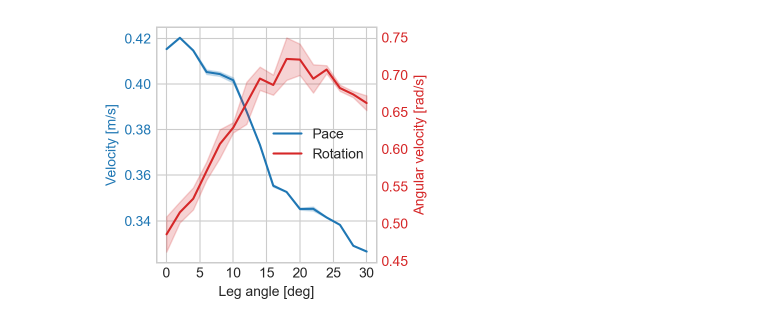
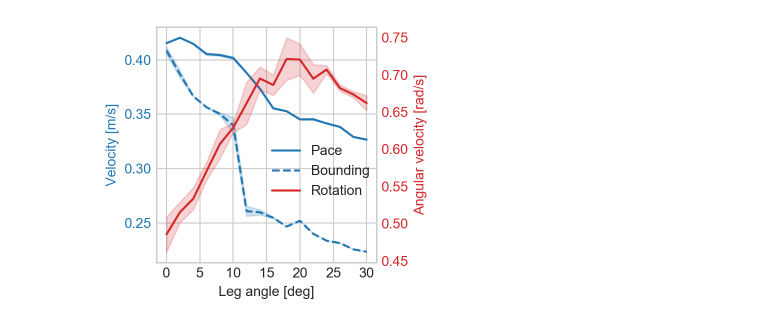
Before and after one commit to boxiXia/flexipodBulletSim, a Jupyter notebook: plot.ipynb, the cells around one changed output. Saved outputs shown, nothing was run; the diff lists cells and outputs as text; code cells hidden in the pictures.

```diff
--- a/plot.ipynb
+++ b/plot.ipynb
@@ -8,37 +8,41 @@ plt.style.use('seaborn-whitegrid')
 # %%
 dpi = 100
 figsize = (3.5, 3)
 # sns.set(rc={"xtick.bottom" : True})
 
 df_pace = pd.read_csv('./vel_alternate.csv')
+df_bounding = pd.read_csv('./vel_bounding_test.csv')
 df_rot = pd.read_csv('./vel_rotate.csv')
 
 colors = ["tab:blue", "tab:red"]
 # print(df.head())
 fig, ax0 = plt.subplots(1, 1, figsize=figsize, dpi=dpi)
 ax1 = ax0.twinx()
 axes = [ax0, ax1]
 
 ax1.grid(False)
 l0 = sns.lineplot(data=df_pace, x="Leg angle [deg]", y="Velocity [m/s]",
                   ax=ax0, ci="sd", color=colors[0], label="Pace").get_lines()
-l1 = sns.lineplot(data=df_rot, x="Leg angle [deg]", y="Angular velocity [rad/s]",
+l1 = sns.lineplot(data=df_bounding, x="Leg angle [deg]", y="Velocity [m/s]",
+                  ax=ax0, ci="sd", color=colors[0], label="Bounding").get_lines()
+l2 = sns.lineplot(data=df_rot, x="Leg angle [deg]", y="Angular velocity [rad/s]",
                   ax=ax1, ci="sd", color=colors[1], label="Rotation").get_lines()
+ax0.lines[1].set_linestyle("--")
+
 for k, ax in enumerate(axes):
     ax.yaxis.label.set_color(colors[k])
     ax.tick_params(axis='y', colors=colors[k])
-
-lines = l0+l1
-ax0.legend(lines, [l.get_label() for l in lines],loc='center right')
 ax1.get_legend().remove()
+ax0.get_legend().remove()
+lines = l1+l2
+ax0.legend(lines, [l.get_label() for l in lines],loc=(0.5,0.25))
 plt.xticks(np.arange(0, 31, 5))
-
 plt.tight_layout()
 
 plt.savefig("pace_rotation_vs_leg_angle.png",dpi=600)
 plt.show()
 # %% [output]
-[figure, old version]
+[figure, new version]
 # %%
 sns.lineplot(data=df_pace, x="Leg angle [deg]", y="Velocity [m/s]", ci="sd", color=colors[0], label="Pace")
 # %% [output]
```
Also changed, not shown: parts of 1 cell of this notebook, 6 other files.
